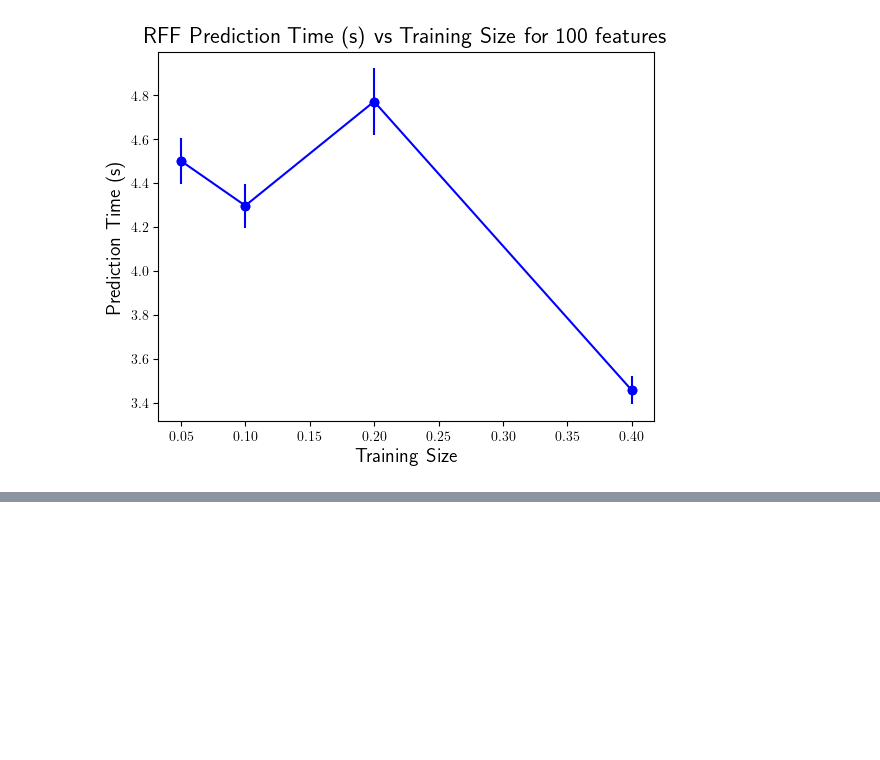
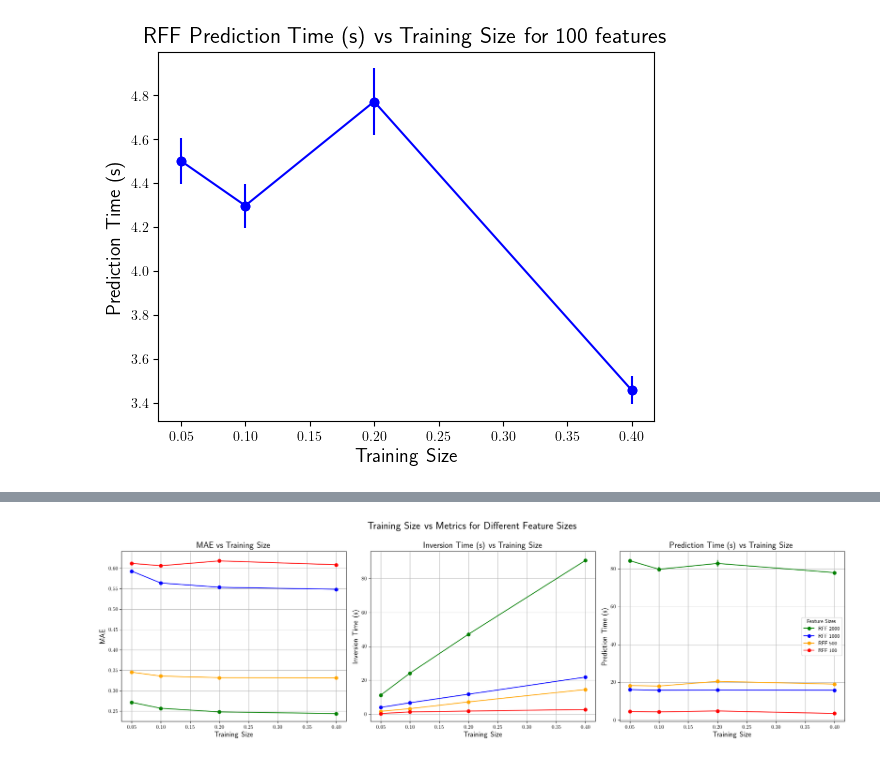
Before and after one commit to gunmin0826/CSC2515_NCSI, a Jupyter notebook: Kernel/qm9_plot.ipynb, the cells around one changed output, grey strips where cells are left out. Drawn from its saved outputs; the diff is of its cells as text; code cells hidden in the pictures; blank space fills up the shorter version.

```diff
--- a/Kernel/qm9_plot.ipynb
+++ b/Kernel/qm9_plot.ipynb
@@ -132,0 +142,67 @@ plt.show()
+# %%
+import numpy as np
+import matplotlib.pyplot as plt
+
+# Load datasets and convert them to dictionaries for easier manipulation
+data_2000 = {key: value for key, value in np.load('time_diff/RFF_n2000.npz').items()}
+data_1000 = {key: value for key, value in np.load('dataset/qm9_1000_rff.npz').items()}
+data_500 = {key: value for key, value in np.load('time_diff/RFF_n500.npz').items()}
+data_100 = {key: value for key, value in np.load('time_diff/RFF_n100.npz').items()}
+
+# Rename keys in each dataset
+for dataset in [data_2000, data_1000, data_500, data_100]:
+    if 'inversion_time' in dataset:
+        dataset['time_to_invert'] = dataset.pop('inversion_time')
+    if 'prediction_time' in dataset:
+        dataset['time_to_predict'] = dataset.pop('prediction_time')
+
+# Define x-axis and y-axis labels
+x_axis = [0.05, 0.1, 0.2, 0.4]
+y_label_dict = {'maes': 'MAE', 'time_to_invert': 'Inversion Time (s)',
+                'time_to_predict': 'Prediction Time (s)'}
+
+# Extract keys for each dataset
+data_2000_keys = list(data_2000.keys())
+data_1000_keys = list(data_1000.keys())
+data_500_keys = list(data_500.keys())
+data_100_keys = list(data_100.keys())
+
+# Create subplots (1 row, 3 columns)
+fig, axs = plt.subplots(1, 3, figsize=(20, 6))
+
+# Iterate over metrics to plot them on different subplots
+for i, key in enumerate(['maes', 'time_to_invert', 'time_to_predict']):  # Specify keys explicitly
+    # Plot data for each feature size on the same subplot
+    for data, keys, label, color in zip(
+        [data_2000, data_1000, data_500, data_100],
+        [data_2000_keys, data_1000_keys, data_500_keys, data_100_keys],
+        ['RFF 2000', 'RFF 1000', 'RFF 500', 'RFF 100'],
+        ['g', 'b', 'orange', 'r']
+    ):
+        if key in keys:  # Ensure the key exists in the dataset
+            summed = np.sum(data[key], axis=0)
+            stddev = np.std(data[key], axis=0, ddof=0)
+            axs[i].plot(x_axis, summed, marker='o', color=color, label=label)
+            axs[i].errorbar(x_axis, summed, yerr=stddev, color=color, fmt='o')
+
+    # Customize subplot
+    axs[i].set_ylabel(y_label_dict[key], fontsize=14)
+    axs[i].set_xlabel('Training Size', fontsize=14)
+    axs[i].set_title(f'{y_label_dict[key]} vs Training Size', fontsize=16)
+    axs[i].grid(True)
+
+# Add legend to the last subplot
+axs[-1].legend(title="Feature Sizes", loc='center right')
+
+# Set a global title
+fig.suptitle('Training Size vs Metrics for Different Feature Sizes', fontsize=20)
+
+# Adjust layout
+plt.tight_layout()
+plt.subplots_adjust(top=0.85)
+
+# Save the plot
+plt.savefig('Training_Size_vs_Metrics_Subplots_Renamed.pdf')
+plt.show()
+# %% [output]
+[figure, added]
```
Also changed, not shown: parts of 1 cell of this notebook, 2 other files.
